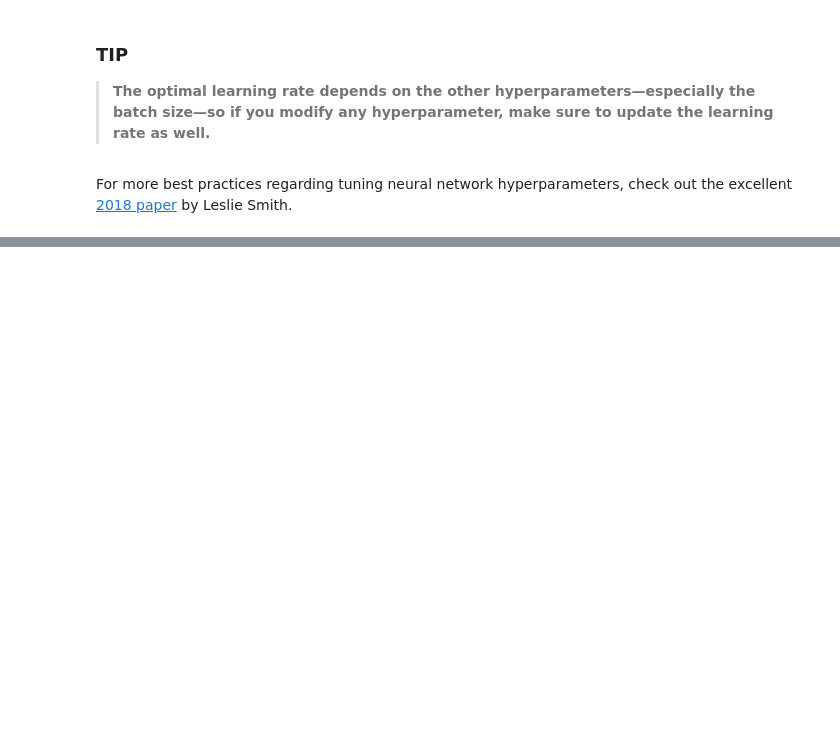
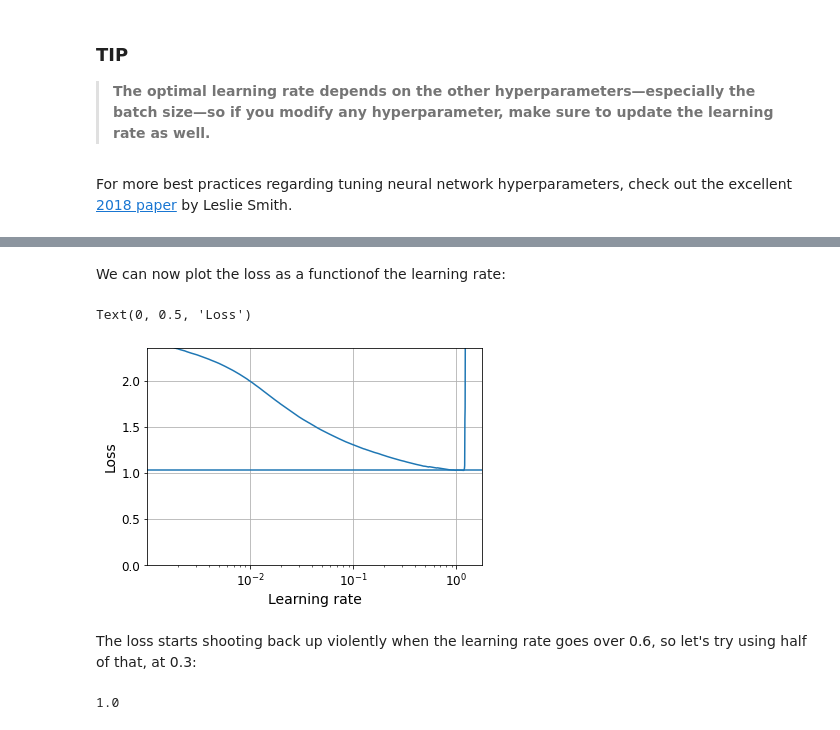
Before and after one commit to SachinGarg10/hands_on_ml_book_projects, a Jupyter notebook: ch10_Intro_to_ANN.ipynb, the cells around one changed output, grey strips where cells are left out. Drawn from its saved outputs; the diff is of its cells as text; code cells hidden in the pictures; blank space fills up the shorter version.

```diff
--- a/ch10_Intro_to_ANN.ipynb
+++ b/ch10_Intro_to_ANN.ipynb
@@ -1853,0 +2193,12 @@ For more best practices regarding tuning neural network hyperparameters, check o
+# %%
+K = tf.keras.backend
+
+class ExponentialLearningRate(tf.keras.callbacks.Callback):
+    def __init__(self, factor):
+        self.factor = factor
+        self.rates = []
+        self.losses = []
+    def on_batch_end(self, batch, logs):
+        self.rates.append(K.get_value(self.model.optimizer.lr))
+        self.losses.append(logs['loss'])
+        K.set_value(self.model.optimizer.lr, self.model.optimizer.lr * self.factor)
@@ -1853,0 +2218,5 @@ For more best practices regarding tuning neural network hyperparameters, check o
+# %%
+model.compile(loss="sparse_categorical_crossentropy",
+              optimizer=tf.keras.optimizers.SGD(lr=1e-3),
+              metrics=["accuracy"])
+expon_lr = ExponentialLearningRate(factor=1.005)
@@ -1853,0 +2231,15 @@ For more best practices regarding tuning neural network hyperparameters, check o
+# %% [markdown]
+We can now plot the loss as a functionof the learning rate:
+# %%
+plt.plot(expon_lr.rates, expon_lr.losses)
+plt.gca().set_xscale('log')
+plt.hlines(min(expon_lr.losses), min(expon_lr.rates), max(expon_lr.rates))
+plt.axis([min(expon_lr.rates), max(expon_lr.rates), 0, expon_lr.losses[0]])
+plt.grid()
+plt.xlabel("Learning rate")
+plt.ylabel("Loss")
+# %% [output]
+Text(0, 0.5, 'Loss')
+[figure, added]
+# %% [markdown]
+The loss starts shooting back up violently when the learning rate goes over 0.6, so let's try using half of that, at 0.3:
@@ -1853,0 +2257,4 @@ For more best practices regarding tuning neural network hyperparameters, check o
+# %%
+1e+0
+# %% [output]
+1.0
```
Also changed, not shown: parts of 54 cells of this notebook.
